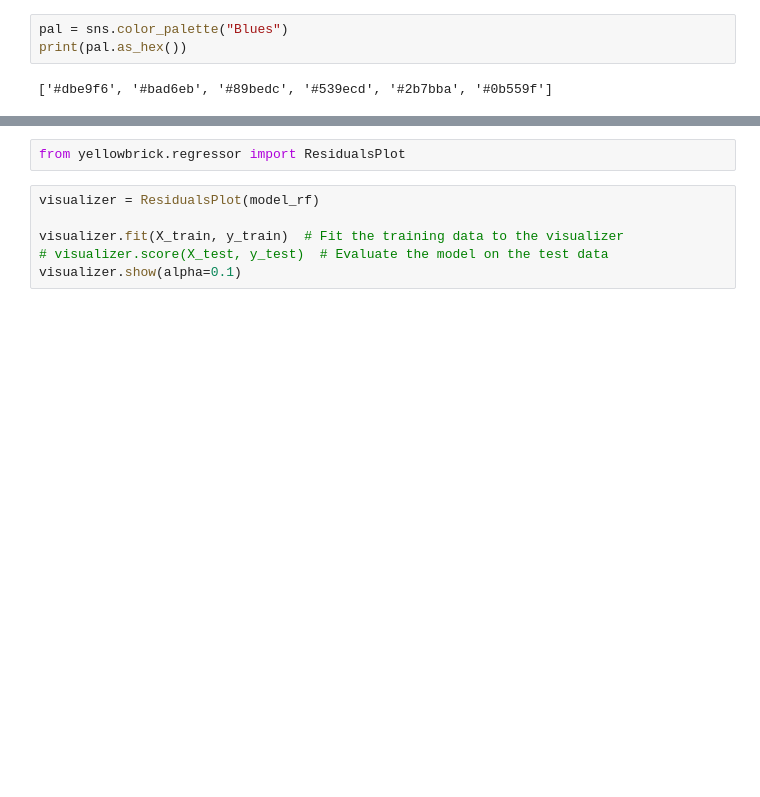
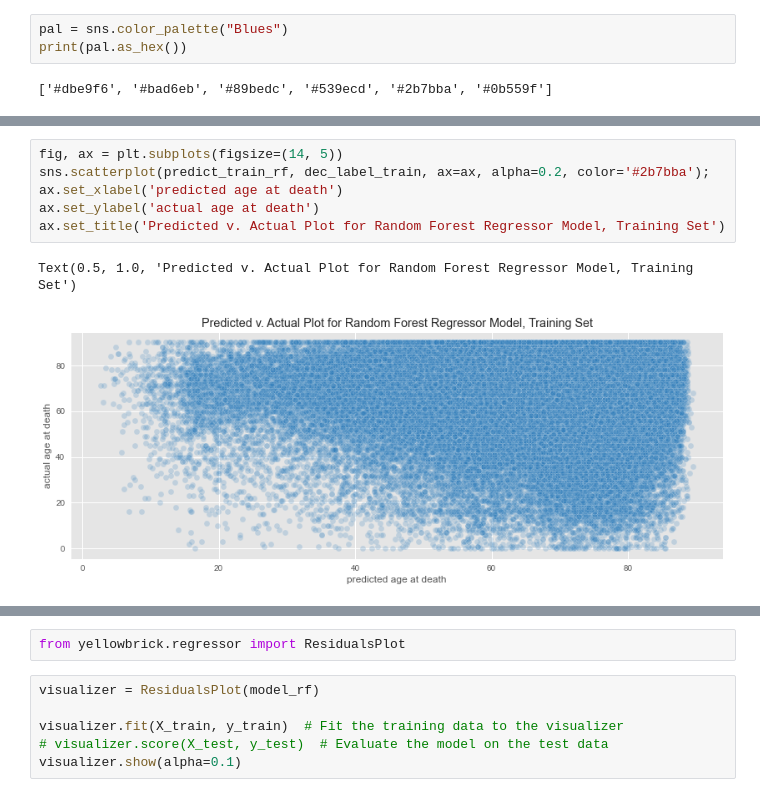
Before and after one commit to beckyepeters/life-expectancy-predictions, a Jupyter notebook: NLMS.ipynb, the cells around one changed output, grey strips where cells are left out. Saved outputs shown, nothing was run; the diff lists cells and outputs as text; blank space fills up the shorter version.

```diff
--- a/NLMS.ipynb
+++ b/NLMS.ipynb
@@ -499,0 +582,9 @@ Text(0, 0.5, 'residual (observed age - predicted age)')
+# %%
+fig, ax = plt.subplots(figsize=(14, 5))
+sns.scatterplot(predict_train_rf, dec_label_train, ax=ax, alpha=0.2, color='#2b7bba');
+ax.set_xlabel('predicted age at death')
+ax.set_ylabel('actual age at death')
+ax.set_title('Predicted v. Actual Plot for Random Forest Regressor Model, Training Set')
+# %% [output]
+Text(0.5, 1.0, 'Predicted v. Actual Plot for Random Forest Regressor Model, Training Set')
+[figure, added]
```
Also changed, not shown: parts of 39 cells of this notebook, 7 other files.
